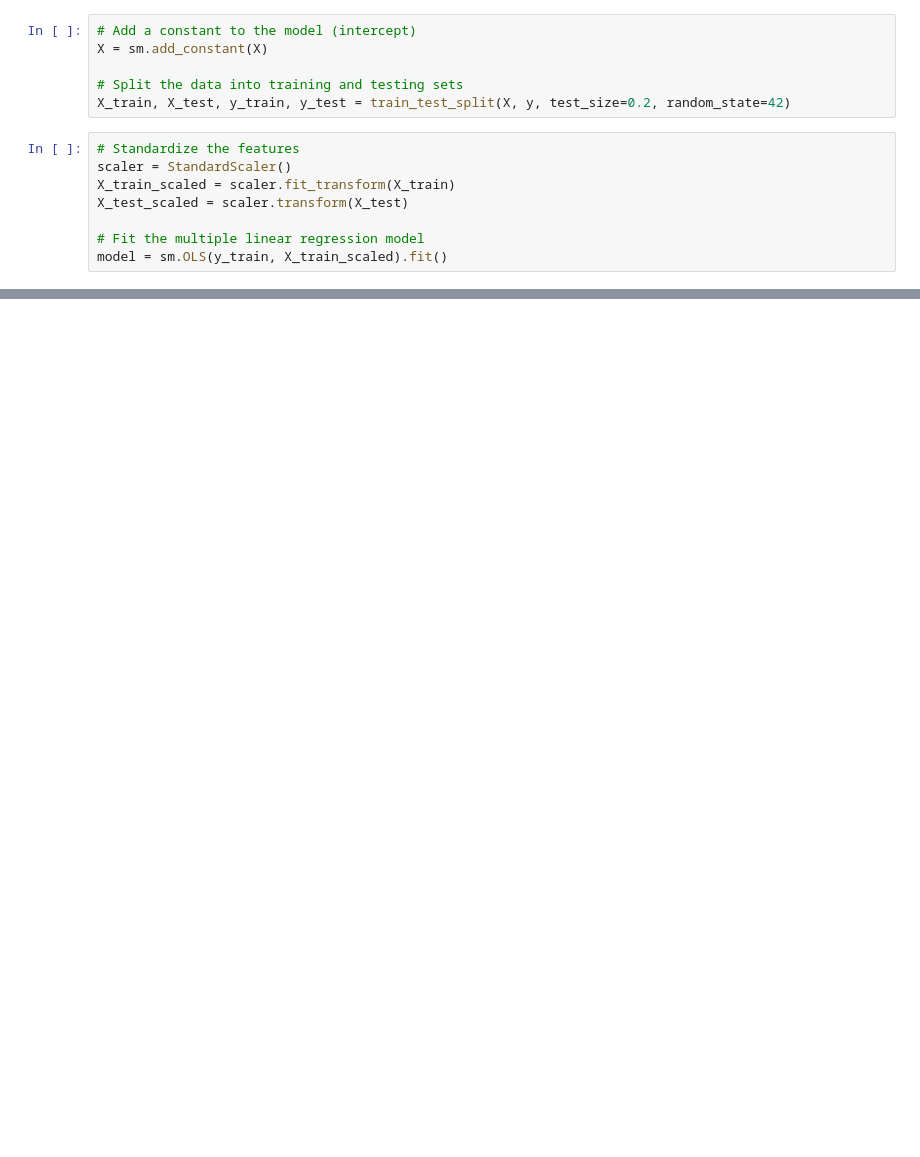
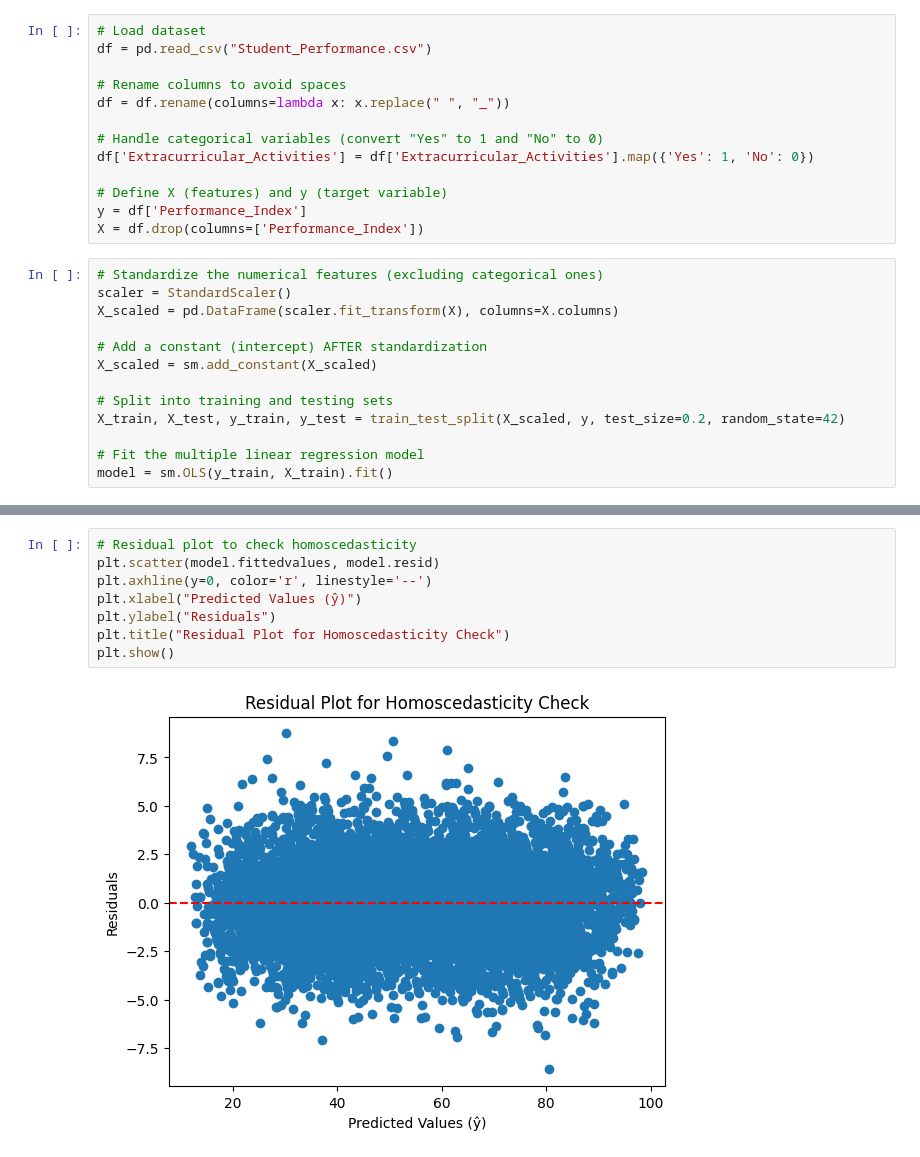
Before and after one commit to akshaykjsr/Regression, a Jupyter notebook: linear_regression.ipynb, the cells around one changed output, grey strips where cells are left out. Drawn from its saved outputs; the diff is of its cells as text; blank space fills up the shorter version.

Commit message:
use studen performance data from kaggle

```diff
--- a/linear_regression.ipynb
+++ b/linear_regression.ipynb
@@ -14,14 +10,26 @@ y = california_housing.target
+# %%
+# Load dataset
+df = pd.read_csv("Student_Performance.csv")
+
+# Rename columns to avoid spaces
+df = df.rename(columns=lambda x: x.replace(" ", "_"))
+
+# Handle categorical variables (convert "Yes" to 1 and "No" to 0)
+df['Extracurricular_Activities'] = df['Extracurricular_Activities'].map({'Yes': 1, 'No': 0})
+
+# Define X (features) and y (target variable)
+y = df['Performance_Index']
+X = df.drop(columns=['Performance_Index'])
 # %%
-# Add a constant to the model (intercept)
-X = sm.add_constant(X)
+# Standardize the numerical features (excluding categorical ones)
+scaler = StandardScaler()
+X_scaled = pd.DataFrame(scaler.fit_transform(X), columns=X.columns)
 
-# Split the data into training and testing sets
-X_train, X_test, y_train, y_test = train_test_split(X, y, test_size=0.2, random_state=42)
+# Add a constant (intercept) AFTER standardization
+X_scaled = sm.add_constant(X_scaled)
+
+# Split into training and testing sets
+X_train, X_test, y_train, y_test = train_test_split(X_scaled, y, test_size=0.2, random_state=42)
+
+# Fit the multiple linear regression model
+model = sm.OLS(y_train, X_train).fit()
-# %%
-# Standardize the features
-scaler = StandardScaler()
-X_train_scaled = scaler.fit_transform(X_train)
-X_test_scaled = scaler.transform(X_test)
-
-# Fit the multiple linear regression model
-model = sm.OLS(y_train, X_train_scaled).fit()
@@ -37,0 +64,10 @@ print(f'Mean Squared Error: {mse}')
+# %%
+# Residual plot to check homoscedasticity
+plt.scatter(model.fittedvalues, model.resid)
+plt.axhline(y=0, color='r', linestyle='--')
+plt.xlabel("Predicted Values (ŷ)")
+plt.ylabel("Residuals")
+plt.title("Residual Plot for Homoscedasticity Check")
+plt.show()
+# %% [output]
+[figure, added]
```
Also changed, not shown: parts of 5 cells of this notebook, 2 other files.
